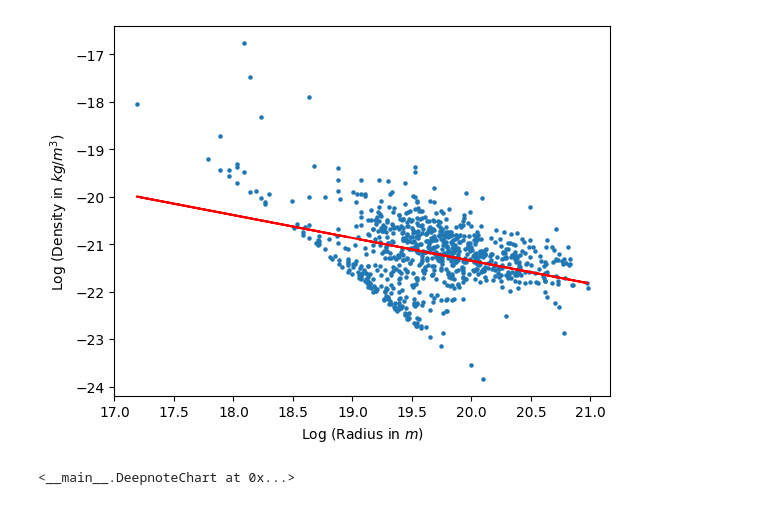
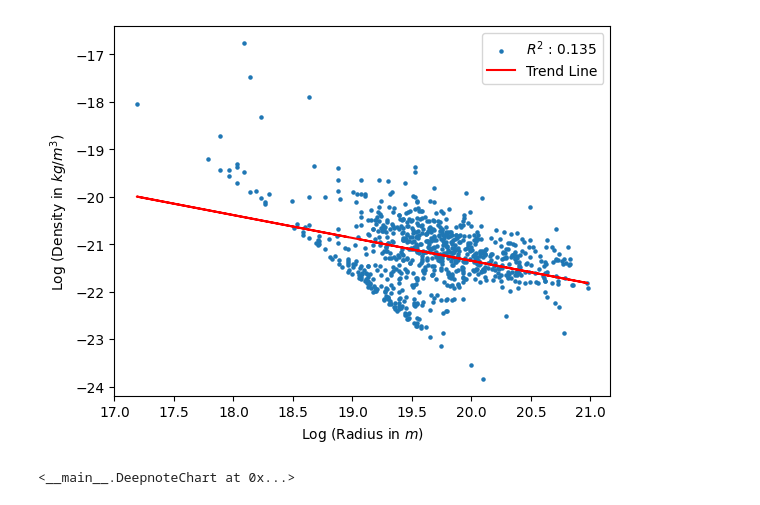
Before and after one commit to NipunNagendra/DensitySizeDataAnalysis, a Jupyter notebook: Notebooks/Notebooks-GalaxyPlot.ipynb, the cells around one changed output. Cells and saved outputs as stored; diff of their text form; code cells hidden in the pictures.

```diff
--- a/Notebooks/Notebooks-GalaxyPlot.ipynb
+++ b/Notebooks/Notebooks-GalaxyPlot.ipynb
@@ -9,23 +9,29 @@ import math
 # %%
 df = pd.read_csv('../work/HSRA Research Sheets - Galaxies.csv')
 
 df['density']=((10**df['logM26'])*1.989e+30)/((((df['a26']/2)*3.086e+19)**3)*(4/3)*math.pi)
 
 df['density'] = np.log10(df['density'])
 
 df['radius'] = np.log10((df['a26']/2)*3.086e+19)
 
 plt.scatter(df['radius'], df['density'], s=5)
 plt.xlabel('Log (Radius in $m$)')
 plt.ylabel('Log (Density in $kg/m^3$)')
-
-
 z = np.polyfit(df['radius'], df['density'], 1)
 p = np.poly1d(z)
+
+y_pred = p(df['radius'])
+y_mean = np.mean(df['density'])
+ss_total = np.sum((df['density'] - y_mean) ** 2)
+ss_residual = np.sum((df['density'] - y_pred) ** 2)
+r_squared = np.round(1 - (ss_residual / ss_total), 3)
+
 plt.plot(df['radius'], p(df['radius']), color='r', label='Trend Line')
+plt.legend(["$R^2$ : " +str(r_squared), 'Trend Line'])
 plt.show()
 # %% [output]
-[figure, old version]
+[figure, new version]
 # %%
 DeepnoteChart(df, """{"layer":[{"layer":[{"mark":{"clip":true,"type":"bar","color":"#4c78a8","tooltip":true},"encoding":{"x":{"sort":null,"type":"quantitative","field":"mass in kg","scale":{"type":"linear"},"format":{"type":"default","decimals":null},"aggregate":"average","formatType":"numberFormatFromNumberType"},"y":{"sort":null,"type":"quantitative","scale":{"type":"linear"},"format":{"type":"default","decimals":null},"aggregate":"count","formatType":"numberFormatFromNumberType"}}}]}],"title":"","config":{"legend":{}},"$schema":"https://vega.github.io/schema/vega-lite/v5.json","encoding":{}}""")
 # %% [output]
```
Also changed, not shown: 5 other files.
